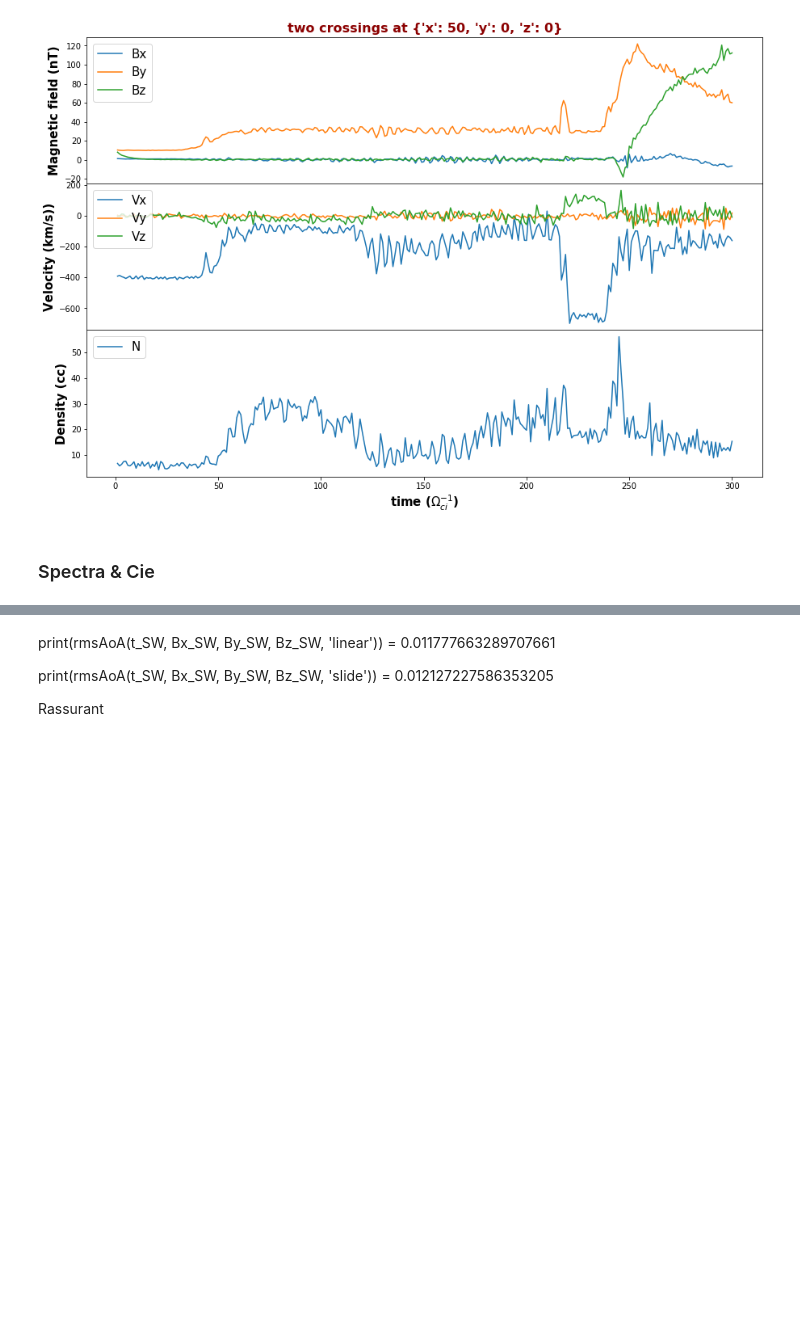
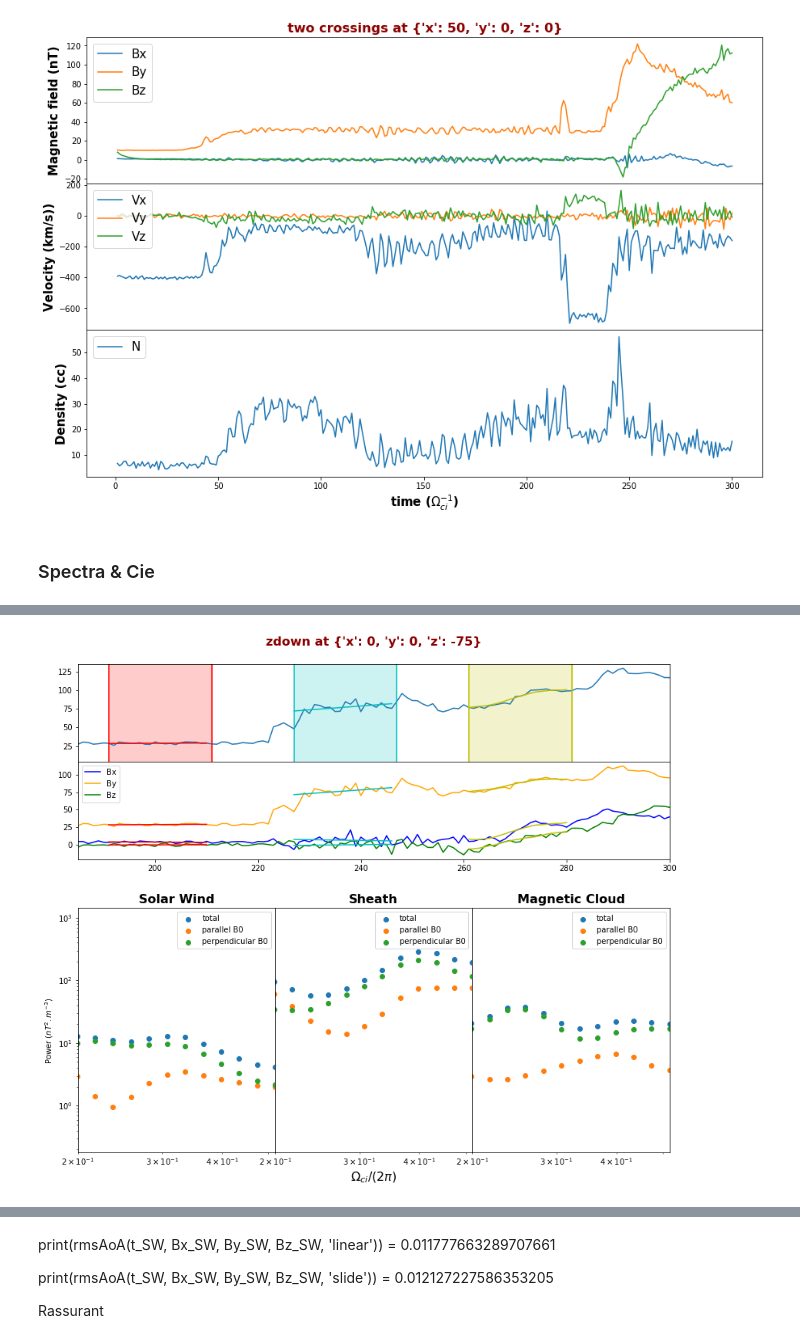
Before and after one commit to cmoissar/Jupyter-Notebooks, a Jupyter notebook: Story_Reader.ipynb, the cells around one changed output, grey strips where cells are left out. Drawn from its saved outputs; the diff is of its cells as text; code cells hidden in the pictures; blank space fills up the shorter version.

```diff
--- a/Story_Reader.ipynb
+++ b/Story_Reader.ipynb
@@ -1153,3 +1068,10 @@ def spectra_maker(pos, Ax, Ay, Az, avg_type):
+# %%
+if box == 'nose':
+    d = -5
+elif box == 'unperturbed event':
+    d = 0
+else:
+    d = 1
 # %%
 '''Solar wind'''
 
@@ -1216,14 +1124,15 @@ NameError: name 'A_perp2' is not defined
    Plot preparation
 '''''''''''''''''''''''
 
-plt.close()
+pl.close()
 
+# %matplotlib notebook
 import matplotlib.gridspec as gridspec
 
 def cm2inch(value):
     return value / 2.54
 
-Page = plt.figure(figsize=(cm2inch(35), cm2inch(29.7)))
+Page = pl.figure(figsize=(cm2inch(35), cm2inch(29.7)))
 nb_lines = 10
 nb_columns = 3
 gs = gridspec.GridSpec(nb_lines, nb_columns)
@@ -1248,7 +1157,9 @@ PSD_max = np.max(PSD_tot_Sh)*5
 '''''''''''''''''''''''
 
 'temporal plot of B'
-axe = plt.subplot(gs[0:2,:])
+axe = pl.subplot(gs[0:2,:])
+title = box + f" at {satellites_boxes[box]['position']}" + '\n'
+pl.title(title, weight='bold',  color='darkred', fontsize=16)
 axe.plot(time_vec, B, label="B")
 axe.plot(t_SW, B0_SW, color='r')
 axe.plot(t_Sh, B0_Sh, color='c')
@@ -1261,12 +1172,12 @@ axe.axvspan(t_SW_start, t_SW_end, color='r', alpha=0.2)
 axe.axvline(t_Sh_start, color='c')
 axe.axvline(t_Sh_end, color='c')
 axe.axvspan(t_Sh_start, t_Sh_end, color='c', alpha=0.2)
-axe.axvline(t_MC_start+n_avg, color='y')
-axe.axvline(t_MC_end-n_avg, color='y')
-axe.axvspan(t_MC_start+n_avg, t_MC_end-n_avg, color='y', alpha=0.2)
+axe.axvline(t_MC_start+MD.n_avg, color='y')
+axe.axvline(t_MC_end-MD.n_avg, color='y')
+axe.axvspan(t_MC_start+MD.n_avg, t_MC_end-MD.n_avg, color='y', alpha=0.2)
 
 'temporal plot of Bx, By, Bz'
-axe = plt.subplot(gs[2:4,:])
+axe = pl.subplot(gs[2:4,:], sharex=axe)
 axe.plot(time_vec,Bx, label="Bx", color='blue')
 axe.plot(time_vec,By, label="By", color='orange')
 axe.plot(time_vec,Bz, label="Bz", color='green')
@@ -1283,7 +1194,9 @@ axe.plot(t_MC,Bx0_MC, color='y')
 axe.plot(t_MC,By0_MC, color='y')
 axe.plot(t_MC,Bz0_MC, color='y')
 
-plt.legend()
+axe.set_xlim(tlim)
+
+pl.legend()
 
 Page.subplots_adjust(wspace=0)
 Page.subplots_adjust(hspace=0)
@@ -1292,13 +1205,13 @@ Page.subplots_adjust(hspace=0)
      Plot spectra
 '''''''''''''''''''''''
 
-f_min = 1 / n_avg
+f_min = 1 / MD.n_avg
 f_max = max(f_SW)
 
 ''' Plot Solar Wind Spectra '''
 
 'Spectral signal B'
-axe = plt.subplot(gs[5:,0])
+axe = pl.subplot(gs[5:,0])
 axe.set_title(r'Solar Wind', weight = 'bold', fontsize = 16)
 
 axe.scatter(f_SW,PSD_tot_SW      , label='total')
@@ -1310,44 +1223,46 @@ axe.set_xlim(left=f_min)
 axe.set_xlim(right=f_max)
 axe.set_ylim([PSD_min, PSD_max])
 axe.set_ylabel('Power $(nT^2.m^{-3})$')
-plt.legend()
+pl.legend()
 
 ''' Plot Sheath Spectra '''
 
 'Spectral signal B'
-axe = plt.subplot(gs[5:,1])
+axe = pl.subplot(gs[5:,1])
 axe.set_title(r'Sheath', weight = 'bold', fontsize = 16)
 
 axe.scatter(f_Sh,PSD_tot_Sh      , label='total')
 axe.scatter(f_Sh,PSD_para_Sh , label='parallel B0')
 axe.scatter(f_Sh,PSD_perp_Sh , label='perpendicular B0')
 axe.set_xscale('log')
 axe.set_yscale('log')
 axe.set_xlim(left=f_min)
 axe.set_xlim(right=f_max)
 axe.set_ylim([PSD_min, PSD_max])
 axe.set_xlabel(r'$\Omega_{ci} / (2 \pi)$', weight='bold', fontsize=16)
 axe.get_yaxis().set_visible(False)
-plt.legend()
+pl.legend()
 
 ''' Plot Magnetic Cloud Spectra '''
 
 'Spectral signal B'
-axe = plt.subplot(gs[5:,2])
+axe = pl.subplot(gs[5:,2])
 axe.set_title(r'Magnetic Cloud', weight = 'bold', fontsize = 16)
 
 axe.scatter(f_MC,PSD_tot_MC  , label='total')
 axe.scatter(f_MC,PSD_para_MC , label='parallel B0')
 axe.scatter(f_MC,PSD_perp_MC , label='perpendicular B0')
 axe.set_xscale('log')
 axe.set_yscale('log')
 axe.set_xlim(left=f_min)
 axe.set_xlim(right=f_max)
 axe.set_ylim([PSD_min, PSD_max])
 axe.get_yaxis().set_visible(False)
 
-plt.legend()
+pl.legend()
 
-plt.show()
+pl.show()
+# %% [output]
+[figure, added]
 # %%
 def rmsAoA(pos, Ax, Ay, Az, avg_type):
```
Also changed, not shown: parts of 18 cells of this notebook, 1 other file.
